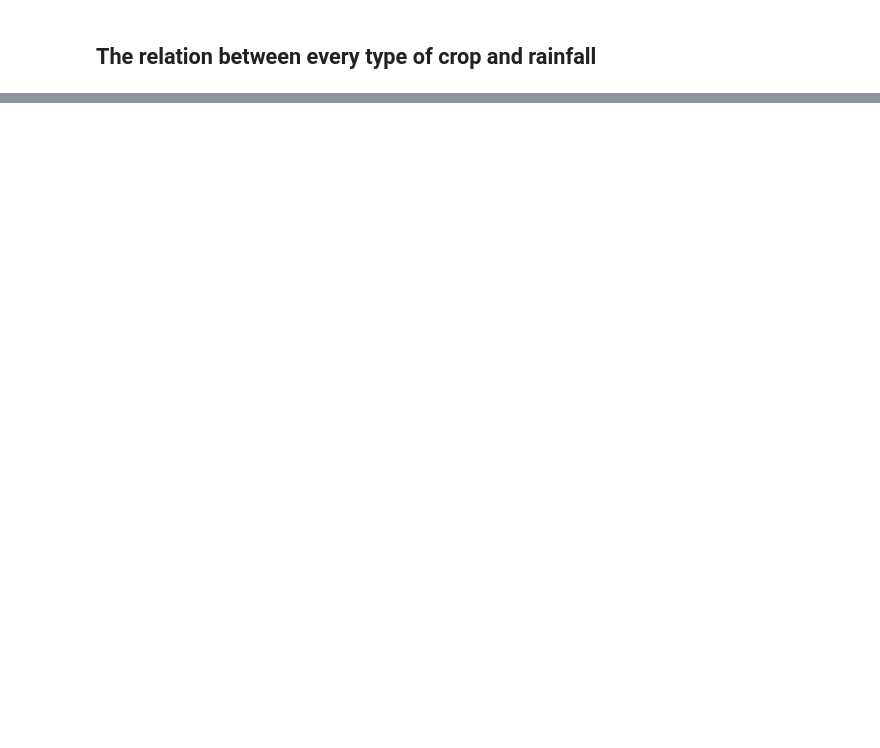
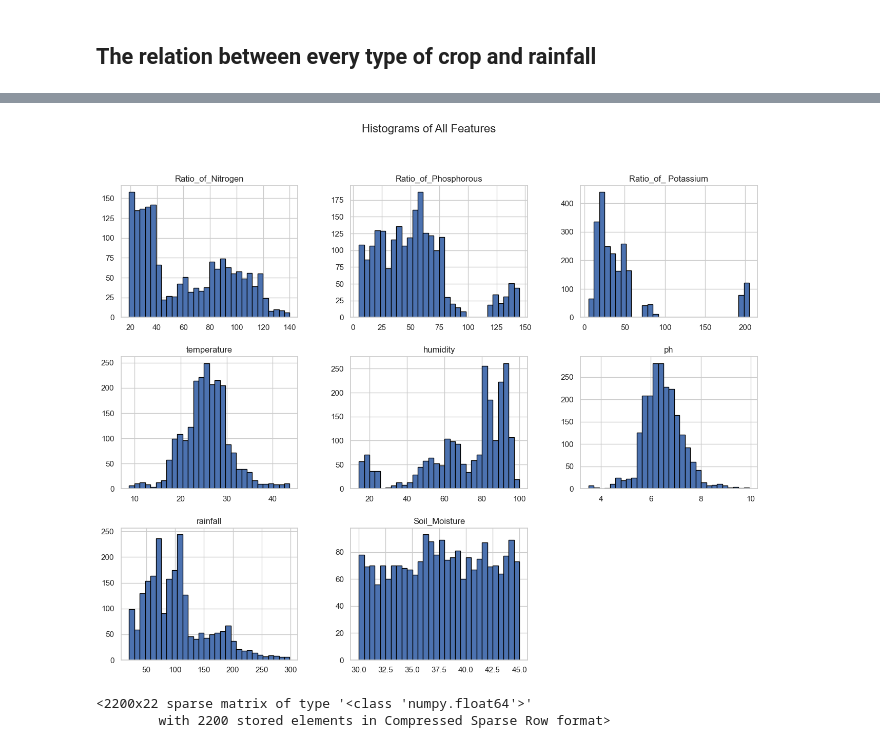
Before and after one commit to samamohamedd/DEPI-Project, a Jupyter notebook: code.ipynb, the cells around one changed output, grey strips where cells are left out. Drawn from its saved outputs; the diff is of its cells as text; code cells hidden in the pictures; blank space fills up the shorter version.

```diff
--- a/code.ipynb
+++ b/code.ipynb
@@ -319,0 +255,7 @@ plt.show()
+# %%
+sns.set(style="whitegrid")
+df.hist(figsize=(16, 12), bins=30, edgecolor='black')
+plt.suptitle('Histograms of All Features', fontsize=16)
+plt.show()
+# %% [output]
+[figure, added]
@@ -319,0 +264,6 @@ plt.show()
+# %%
+encoder = OneHotEncoder()
+encoder.fit_transform(df[['Crop']])
+# %% [output]
+<2200x22 sparse matrix of type '<class 'numpy.float64'>'
+        with 2200 stored elements in Compressed Sparse Row format>
```
Also changed, not shown: parts of 32 cells of this notebook, 10 other files.
